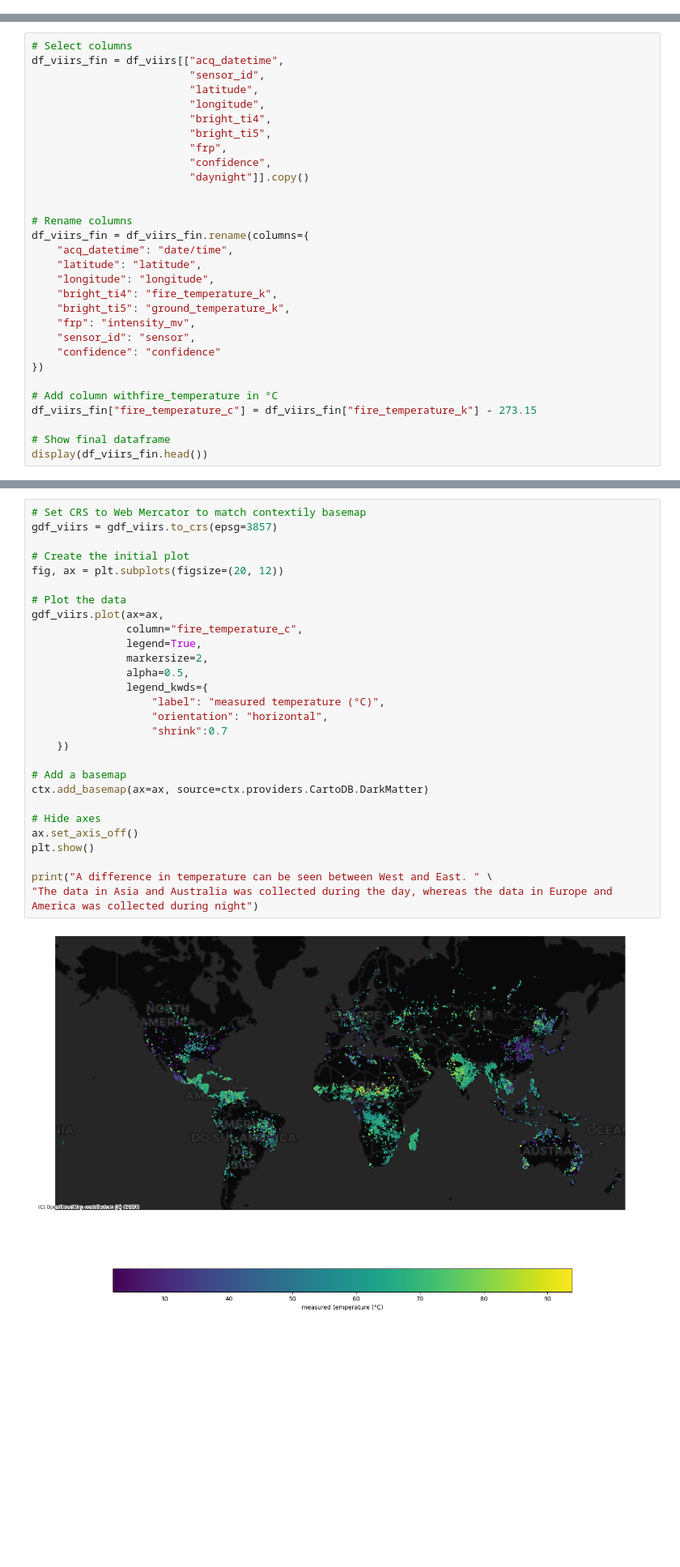
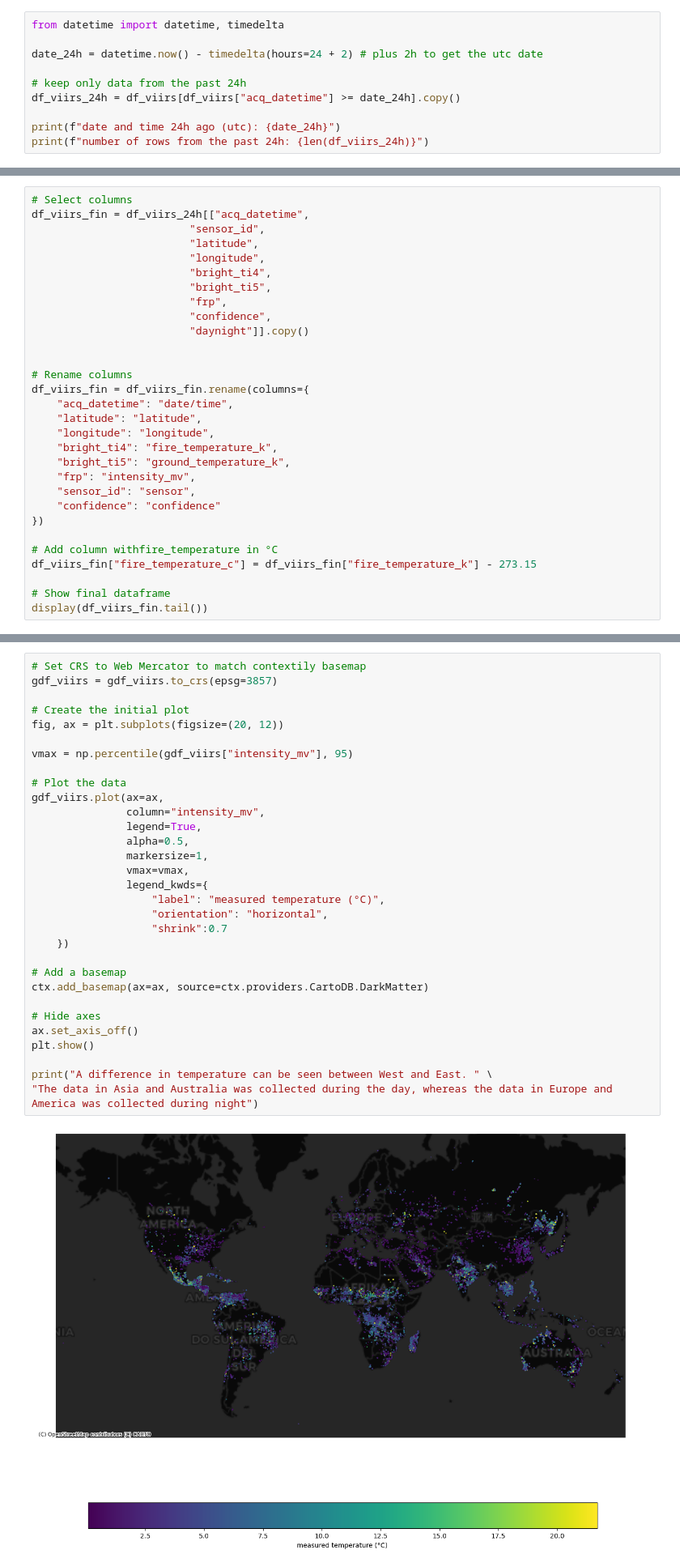
Before and after one commit to Goldmandli/Project_GEO876, a Jupyter notebook: notebooks/Project_Notebook.ipynb, the cells around one changed output, grey strips where cells are left out. Shown at 81% size. Saved outputs shown, nothing was run; the diff lists cells and outputs as text; blank space fills up the shorter version.

Commit message:
filter data for the past 24h

```diff
--- a/notebooks/Project_Notebook.ipynb
+++ b/notebooks/Project_Notebook.ipynb
@@ -161,0 +164,10 @@ print(df_viirs[["acq_datetime"]].head())
+# %%
+from datetime import datetime, timedelta
+
+date_24h = datetime.now() - timedelta(hours=24 + 2) # plus 2h to get the utc date
+
+# keep only data from the past 24h
+df_viirs_24h = df_viirs[df_viirs["acq_datetime"] >= date_24h].copy()
+
+print(f"date and time 24h ago (utc): {date_24h}")
+print(f"number of rows from the past 24h: {len(df_viirs_24h)}")
@@ -163,7 +178,7 @@ print(df_viirs[["acq_datetime"]].head())
 Rename columns and display final df
 # %%
 # Select columns
-df_viirs_fin = df_viirs[["acq_datetime",
+df_viirs_fin = df_viirs_24h[["acq_datetime",
                          "sensor_id",
                          "latitude",
                          "longitude",
@@ -190,6 +205,6 @@ df_viirs_fin = df_viirs_fin.rename(columns={
 df_viirs_fin["fire_temperature_c"] = df_viirs_fin["fire_temperature_k"] - 273.15
 
 # Show final dataframe
-display(df_viirs_fin.head())
+display(df_viirs_fin.tail())
 # %% [output]
 |  | date/time | sensor | latitude | longitude | fire_temperature_k | ground_temperature_k | intensity_mv | ... |
@@ -231,33 +246,36 @@ Create a quick test plot:
 # %%
 # Set CRS to Web Mercator to match contextily basemap
 gdf_viirs = gdf_viirs.to_crs(epsg=3857)
 
 # Create the initial plot
 fig, ax = plt.subplots(figsize=(20, 12))
 
+vmax = np.percentile(gdf_viirs["intensity_mv"], 95)
+
 # Plot the data
 gdf_viirs.plot(ax=ax,
-               column="fire_temperature_c",
+               column="intensity_mv",
                legend=True,
-               markersize=2,
                alpha=0.5,
+               markersize=1,
+               vmax=vmax,
                legend_kwds={
                    "label": "measured temperature (°C)",
                    "orientation": "horizontal",
                    "shrink":0.7
     })
 
 # Add a basemap
 ctx.add_basemap(ax=ax, source=ctx.providers.CartoDB.DarkMatter)
 
 # Hide axes
 ax.set_axis_off()
 plt.show()
 
 print("A difference in temperature can be seen between West and East. " \
 "The data in Asia and Australia was collected during the day, whereas the data in Europe and America was collected during night")
 # %% [output]
-[figure, old version]
+[figure, new version]
 A difference in temperature can be seen between West and East. The data in Asia and Australia was collected during the day, whereas the data in Europe and America was collected during night
 # %% [markdown]
 Create a test plot for day and night
```
Also changed, not shown: parts of 12 cells of this notebook.
